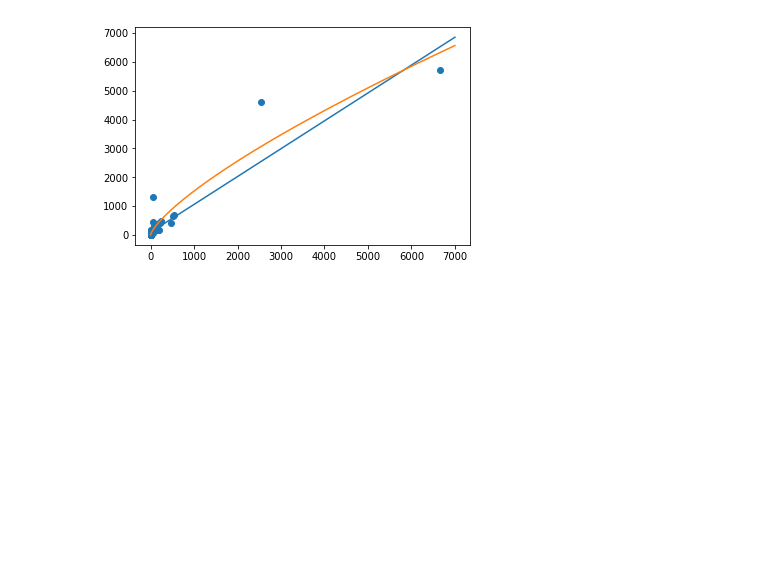
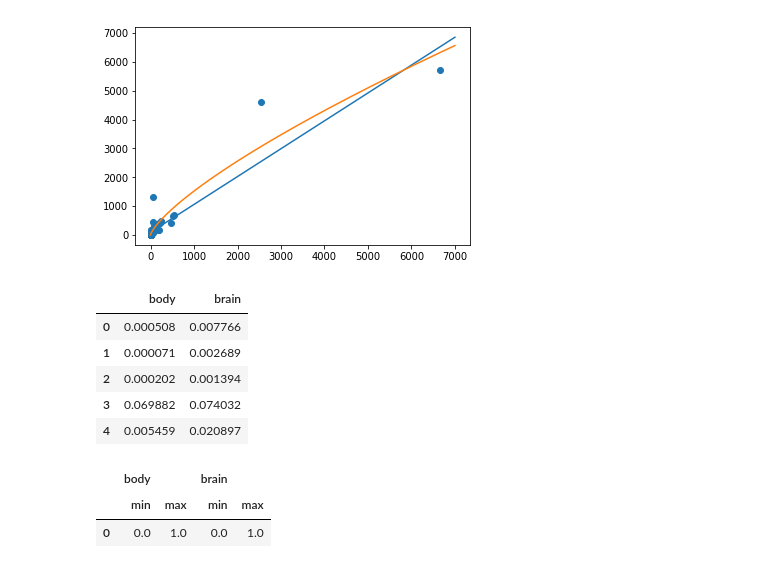
Before and after one commit to giacman/DataScienceAnalyticsPython, a Jupyter notebook: notebooks/02-regression.ipynb, the cells around one changed output. Saved outputs shown, nothing was run; the diff lists cells and outputs as text; code cells hidden in the pictures; blank space fills up the shorter version.

Commit message:
scale and shrink almost finshed

```diff
--- a/notebooks/02-regression.ipynb
+++ b/notebooks/02-regression.ipynb
@@ -211,2 +213,22 @@ plt.show()
+# %%
+scaler = preprocessing.MinMaxScaler()
+# %%
+mammals_minmax = pd.DataFrame(scaler.fit_transform(mammals[['body','brain']]),\
+                             columns = ['body','brain'])
+# %%
+mammals_minmax.head()
+# %% [output]
+|  | body | brain |
+| 0 | 0.000508 | 0.007766 |
+| 1 | 0.000071 | 0.002689 |
+| 2 | 0.000202 | 0.001394 |
+| 3 | 0.069882 | 0.074032 |
+| 4 | 0.005459 | 0.020897 |
+# %%
+mammals_minmax.groupby(lambda idx: 0).agg(['min','max'])
+# %% [output]
+|  | body |  | brain |  |
+|  | min | max | min | max |
+| 0 | 0.0 | 1.0 | 0.0 | 1.0 |
 # %%
 # Z-Score Scaling
```
Also changed, not shown: parts of 32 cells of this notebook.
